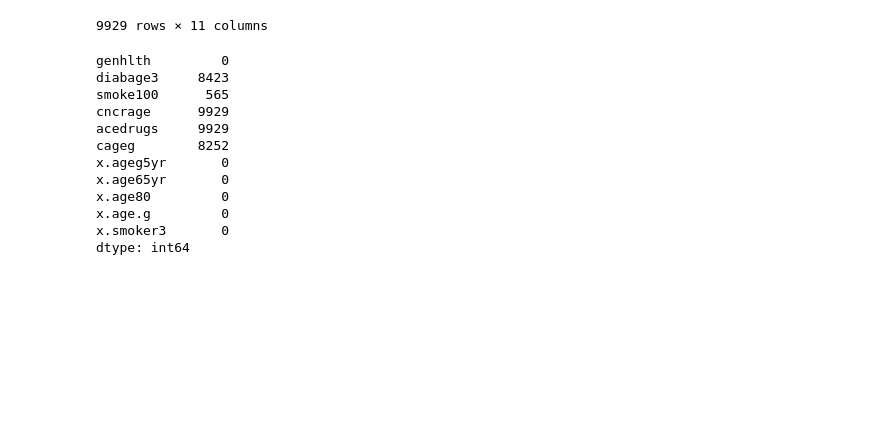
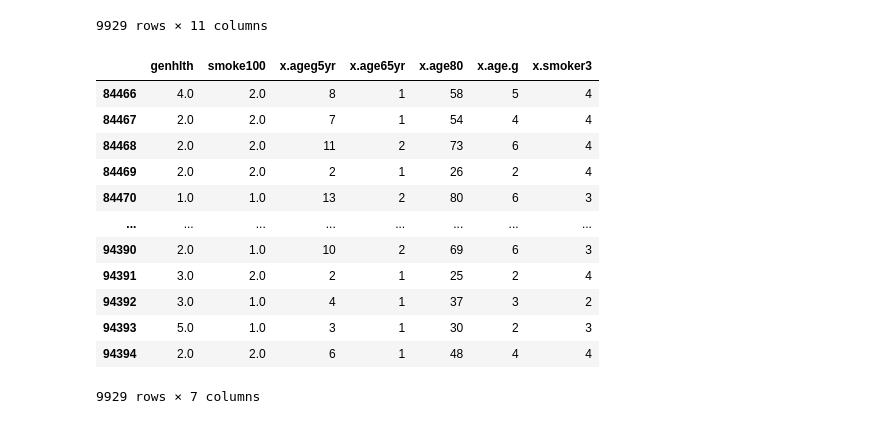
Before and after one commit to iam-neelesh8/BRFSS_Analysis, a Jupyter notebook: notebooks/BRFSS_EDA.ipynb, the cells around one changed output. Drawn from its saved outputs; the diff is of its cells as text; code cells hidden in the pictures; blank space fills up the shorter version.

```diff
--- a/notebooks/BRFSS_EDA.ipynb
+++ b/notebooks/BRFSS_EDA.ipynb
@@ -114,18 +116,20 @@ df_Indiana_Health
 | 94393 | 5.0 | NaN | 1.0 | NaN | NaN | NaN | 3 | 1 | 30 | 2 | ... |
 | 94394 | 2.0 | NaN | 2.0 | NaN | NaN | NaN | 6 | 1 | 48 | 4 | ... |
 9929 rows × 11 columns
-# %%
-df_Indiana_Health.isnull().sum()
-# %% [output]
-genhlth         0
-diabage3     8423
-smoke100      565
-cncrage      9929
-acedrugs     9929
-cageg        8252
-x.ageg5yr       0
-x.age65yr       0
-x.age80         0
-x.age.g         0
-x.smoker3       0
-dtype: int64
+# %%
+df_Indiana_Health = df_Indiana_Health.drop(df_Indiana_Health.columns[df_Indiana_Health.isnull().mean() > 0.7 ],axis=1)
+df_Indiana_Health
+# %% [output]
+|  | genhlth | smoke100 | x.ageg5yr | x.age65yr | x.age80 | x.age.g | x.smoker3 |
+| 84466 | 4.0 | 2.0 | 8 | 1 | 58 | 5 | 4 |
+| 84467 | 2.0 | 2.0 | 7 | 1 | 54 | 4 | 4 |
+| 84468 | 2.0 | 2.0 | 11 | 2 | 73 | 6 | 4 |
+| 84469 | 2.0 | 2.0 | 2 | 1 | 26 | 2 | 4 |
+| 84470 | 1.0 | 1.0 | 13 | 2 | 80 | 6 | 3 |
+| ... | ... | ... | ... | ... | ... | ... | ... |
+| 94390 | 2.0 | 1.0 | 10 | 2 | 69 | 6 | 3 |
+| 94391 | 3.0 | 2.0 | 2 | 1 | 25 | 2 | 4 |
+| 94392 | 3.0 | 1.0 | 4 | 1 | 37 | 3 | 2 |
+| 94393 | 5.0 | 1.0 | 3 | 1 | 30 | 2 | 3 |
+| 94394 | 2.0 | 2.0 | 6 | 1 | 48 | 4 | 4 |
+9929 rows × 7 columns
```
Also changed, not shown: parts of 4 cells of this notebook.
